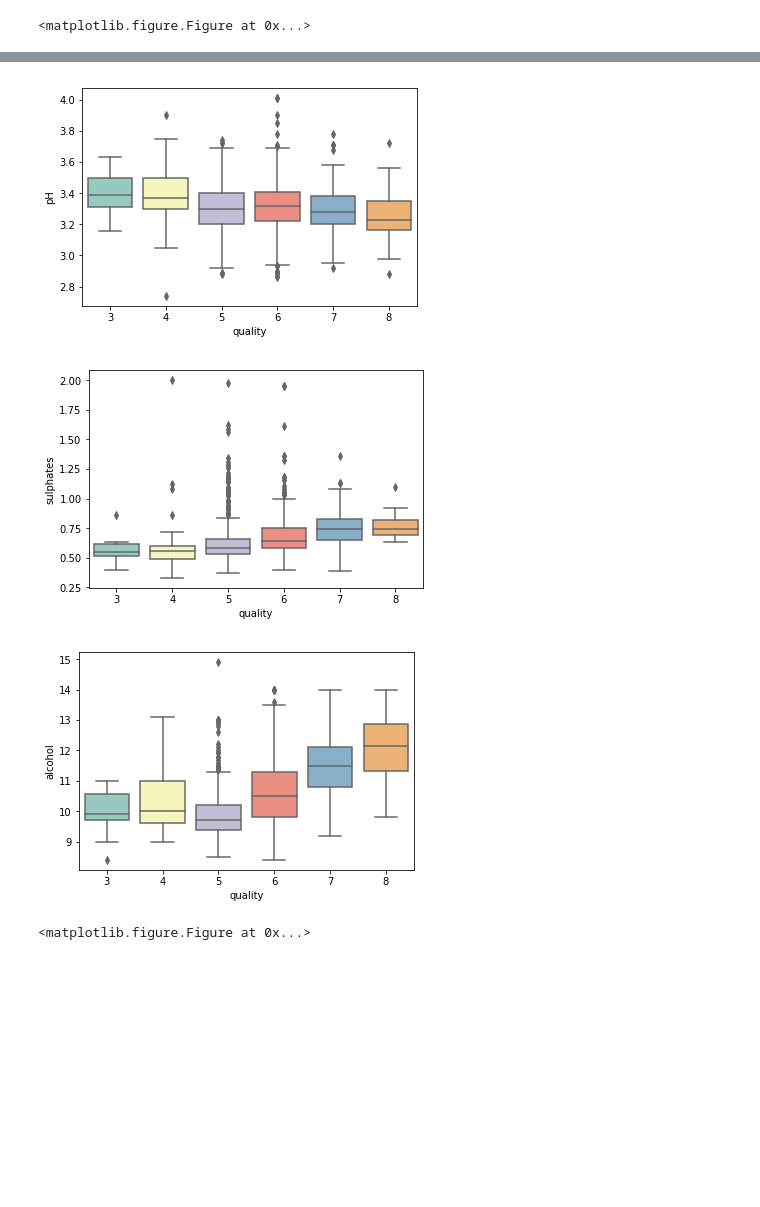
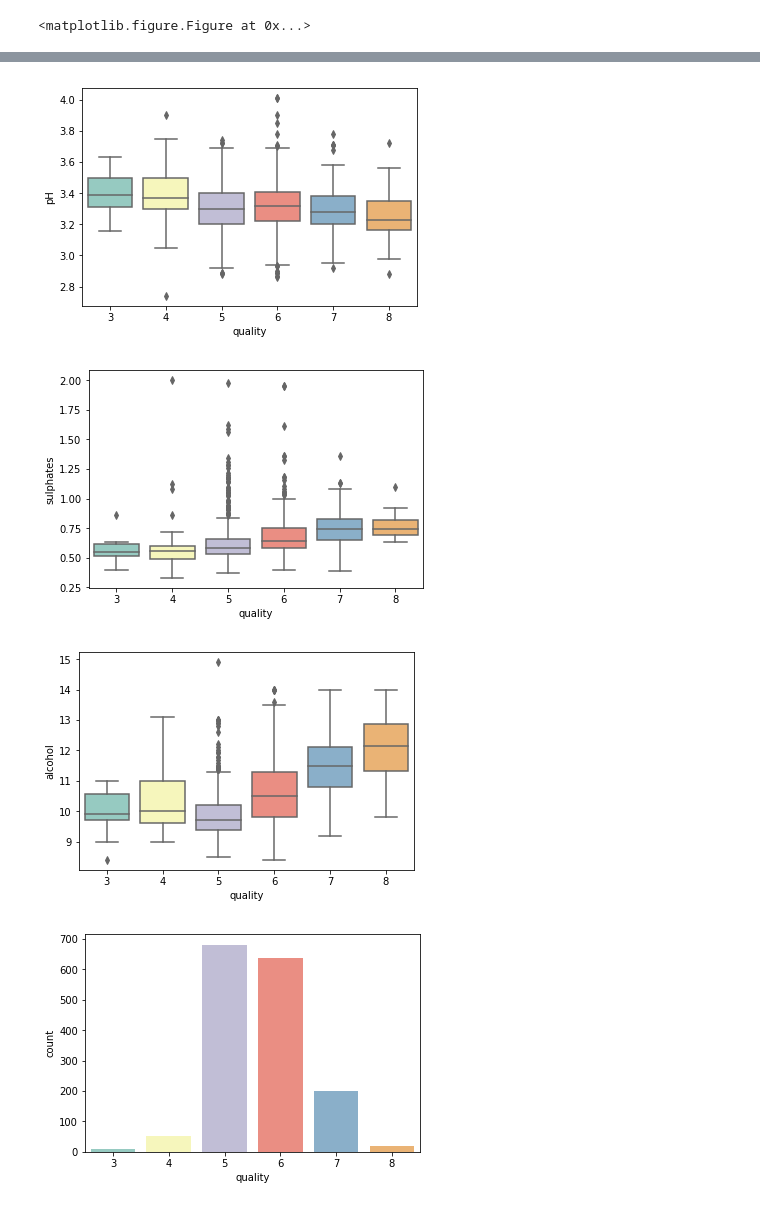
Before and after one commit to sravangereddy/DataScience_, a Jupyter notebook: Wine Quality/Wine Quality.ipynb, the cells around one changed output, grey strips where cells are left out. Saved outputs shown, nothing was run; the diff lists cells and outputs as text; code cells hidden in the pictures; blank space fills up the shorter version.

```diff
--- a/Wine Quality/Wine Quality.ipynb
+++ b/Wine Quality/Wine Quality.ipynb
@@ -69,18 +86,21 @@ for column in df_master:
 # %%
 for column in df_master:
     plt.figure()
     if df_master[column].dtype == "float64":
         sn.boxplot(x="quality", y=column, palette="Set3" , data = df_master )
+    else:
+#     if df_master[column].dtype == "category":
+        sn.countplot(df_master[column],palette="Set3")
 # %% [output]
 [figure]
 [figure]
 [figure]
 [figure]
 [figure]
 [figure]
 [figure]
 [figure]
 [figure]
 [figure]
 [figure]
-<matplotlib.figure.Figure at 0x...>
+[figure, added]
```
Also changed, not shown: parts of 3 cells of this notebook.
